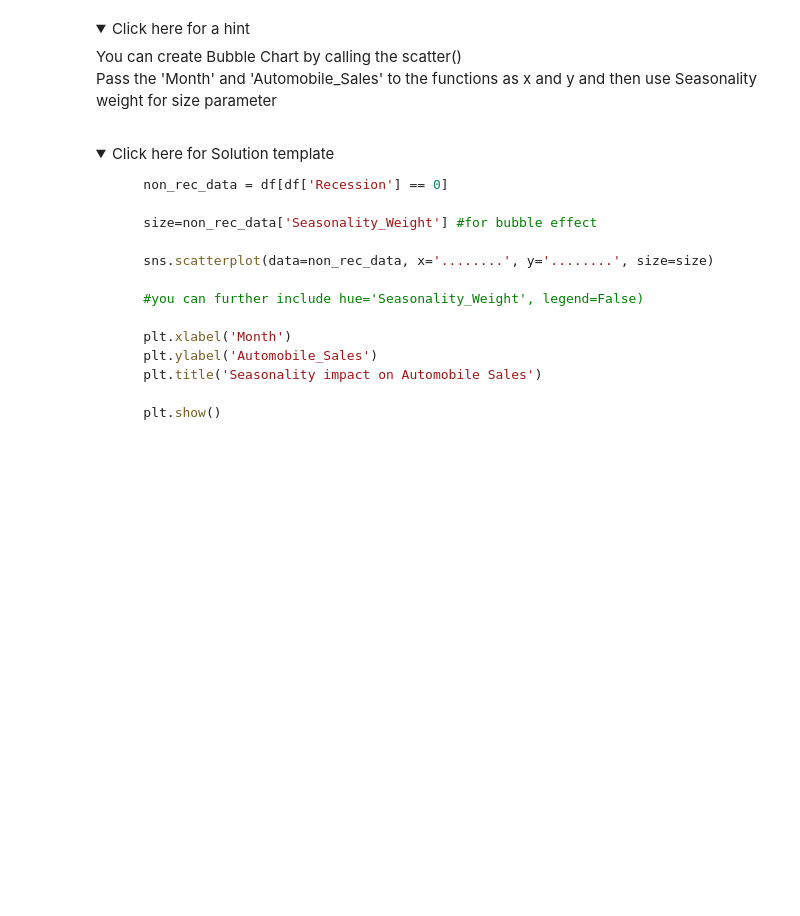
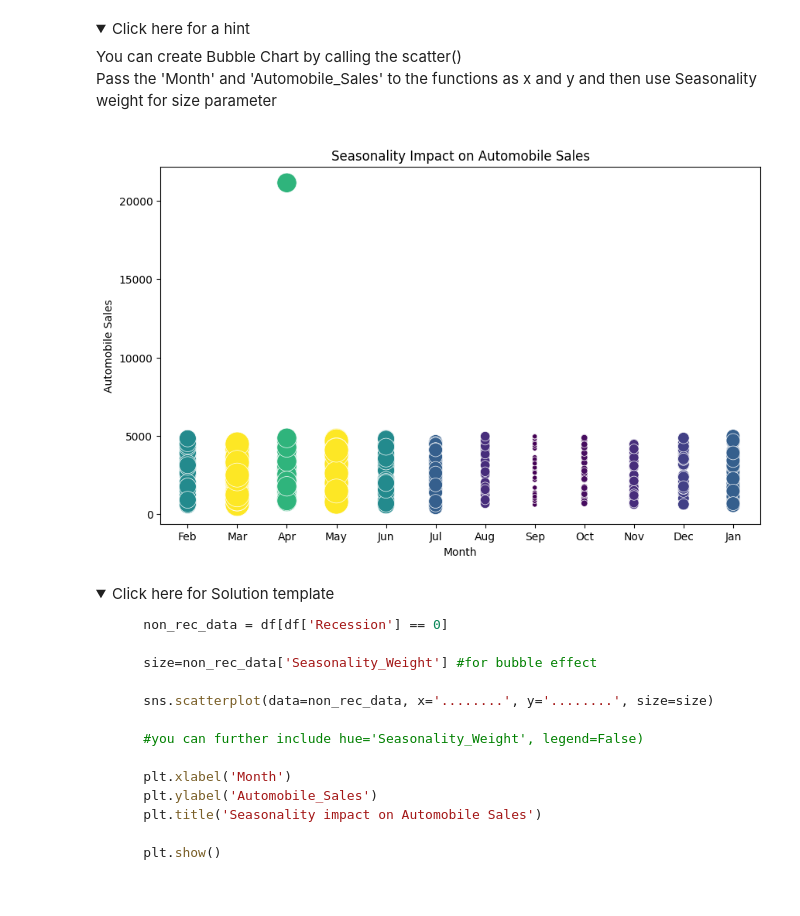
Before and after one commit to Albertosogasol/IBM_DataScience, a Jupyter notebook: T8M5_Assignment/Part1/DV0101EN-Final-Assign-Part1.ipynb, the cells around one changed output. Cells and saved outputs as stored; diff of their text form; code cells hidden in the pictures; folded sections open; blank space fills up the shorter version.

```diff
--- a/T8M5_Assignment/Part1/DV0101EN-Final-Assign-Part1.ipynb
+++ b/T8M5_Assignment/Part1/DV0101EN-Final-Assign-Part1.ipynb
@@ -613,6 +613,22 @@ Title this plot as 'Seasonality impact on Automobile Sales'
      You can create Bubble Chart by calling the scatter()
         <br>Pass the 'Month' and 'Automobile_Sales' to the functions as x and y and then use Seasonality weight for size parameter</p>
 </details>
+# %%
+# Filtrar los datos para los años no recesionales
+non_rec_data = df[df['Recession'] == 0]
+
+# Crear el gráfico de burbujas
+plt.figure(figsize=(10, 6))
+sns.scatterplot(data=non_rec_data, x='Month', y='Automobile_Sales', size='Seasonality_Weight', sizes=(20, 500), hue='Seasonality_Weight', legend=False, palette='viridis')
+
+# Añadir etiquetas y título
+plt.xlabel('Month')
+plt.ylabel('Automobile Sales')
+plt.title('Seasonality Impact on Automobile Sales')
+
+plt.show()
+# %% [output]
+[figure, added]
 # %% [markdown]
 <details>
 <summary>Click here for Solution template</summary>
```
Also changed, not shown: 1 other file.
